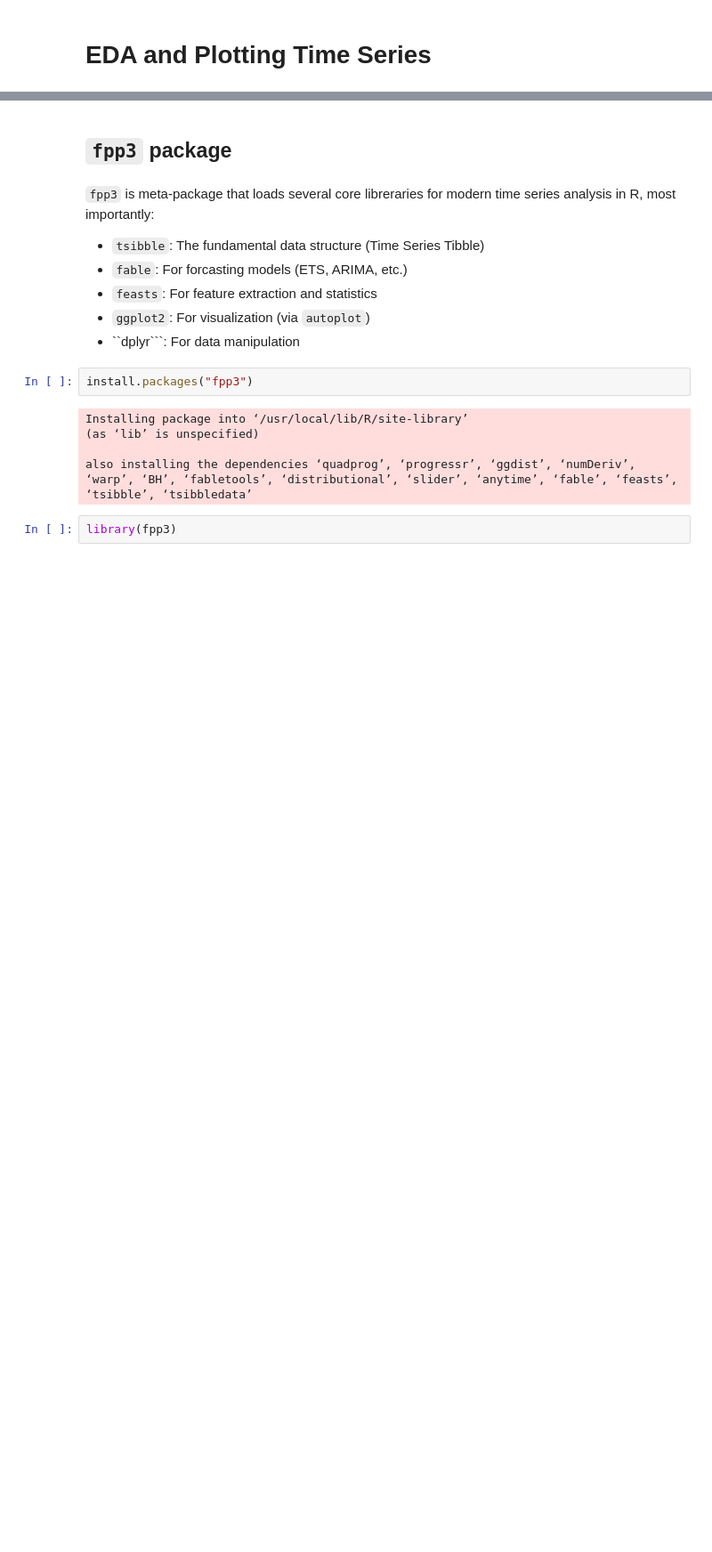
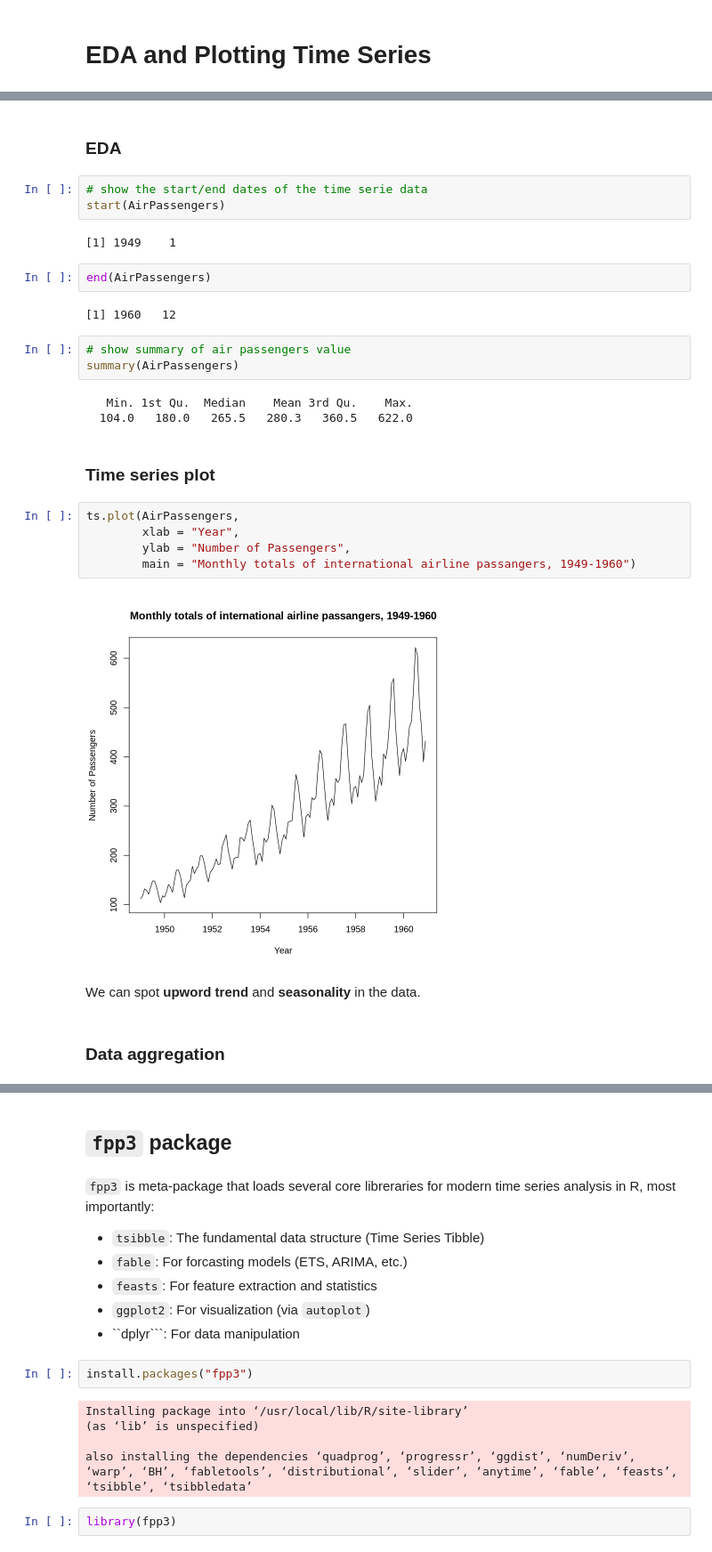
Before and after one commit to andjadenic/R-Tutorials, a Jupyter notebook: EDA_and_plotting_Time_Series.ipynb, the cells around one changed output, grey strips where cells are left out. Shown at 89% size. Drawn from its saved outputs; the diff is of its cells as text; blank space fills up the shorter version.

```diff
--- a/EDA_and_plotting_Time_Series.ipynb
+++ b/EDA_and_plotting_Time_Series.ipynb
@@ -11,0 +61,30 @@ This notebook is made for **beginners** in R language.
+# %% [markdown]
+### EDA
+# %%
+# show the start/end dates of the time serie data
+start(AirPassengers)
+# %% [output]
+[1] 1949    1
+# %%
+end(AirPassengers)
+# %% [output]
+[1] 1960   12
+# %%
+# show summary of air passengers value
+summary(AirPassengers)
+# %% [output]
+   Min. 1st Qu.  Median    Mean 3rd Qu.    Max.
+  104.0   180.0   265.5   280.3   360.5   622.0
+# %% [markdown]
+### Time series plot
+# %%
+ts.plot(AirPassengers,
+        xlab = "Year",
+        ylab = "Number of Passengers",
+        main = "Monthly totals of international airline passangers, 1949-1960")
+# %% [output]
+[figure, added]
+# %% [markdown]
+We can spot **upword trend** and **seasonality** in the data.
+# %% [markdown]
+### Data aggregation
```
Also changed, not shown: parts of 35 cells of this notebook.
